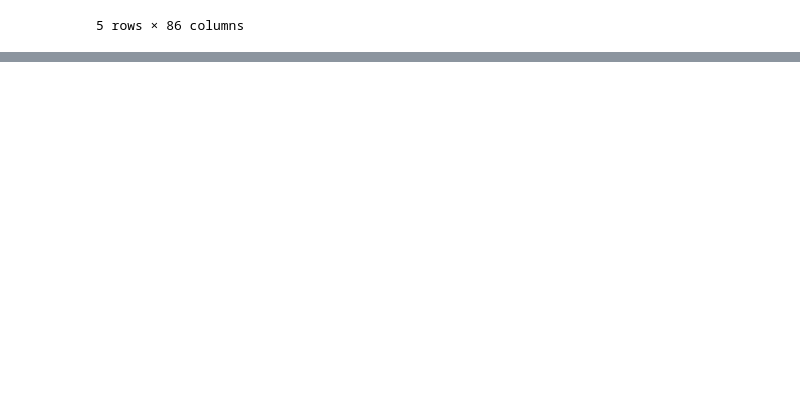
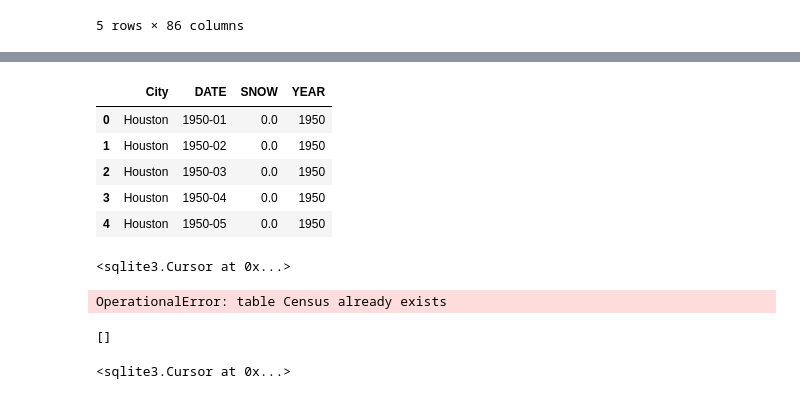
Before and after one commit to kahmed1996/Project-2, a Jupyter notebook: Census_Project 2.ipynb, the cells around one changed output, grey strips where cells are left out. Cells and saved outputs as stored; diff of their text form; code cells hidden in the pictures; blank space fills up the shorter version.

```diff
--- a/Census_Project 2.ipynb
+++ b/Census_Project 2.ipynb
@@ -151,0 +209,10 @@ Weather_Final=Weather_Total.loc[(Weather_Total["NAME"]!="HONOLULU INTERNATIONAL
+# %%
+Snow_df=Weather_renamed_df[["City","DATE","SNOW","YEAR"]]
+Snow_df.head()
+# %% [output]
+|  | City | DATE | SNOW | YEAR |
+| 0 | Houston | 1950-01 | 0.0 | 1950 |
+| 1 | Houston | 1950-02 | 0.0 | 1950 |
+| 2 | Houston | 1950-03 | 0.0 | 1950 |
+| 3 | Houston | 1950-04 | 0.0 | 1950 |
+| 4 | Houston | 1950-05 | 0.0 | 1950 |
@@ -151,0 +223,30 @@ Weather_Final=Weather_Total.loc[(Weather_Total["NAME"]!="HONOLULU INTERNATIONAL
+# %%
+# Get a cursor object
+
+cursor      = conn.cursor()
+
+
+
+# Execute the DROP Table SQL statement
+
+dropTableStatement = "DROP TABLE Census"
+
+cursor.execute(dropTableStatement)
+# %% [output]
+<sqlite3.Cursor at 0x...>
+# %%
+# Create table - Census
+c.execute('''CREATE TABLE Census
+             ([generated_id] INTEGER PRIMARY KEY,[City] text, [Population] integer)''')
+# %% [output]
+OperationalError: table Census already exists
+# %%
+print(c.fetchall())
+# %% [output]
+[]
+# %%
+# Create table - Snow
+c.execute('''CREATE TABLE Snow
+             ([generated_id] INTEGER PRIMARY KEY,[City] text,[DATE] numeric,[SNOW] integer,[YEAR] numeric)''')
+# %% [output]
+<sqlite3.Cursor at 0x...>
```
Also changed, not shown: parts of 35 cells of this notebook, 23 other files.
